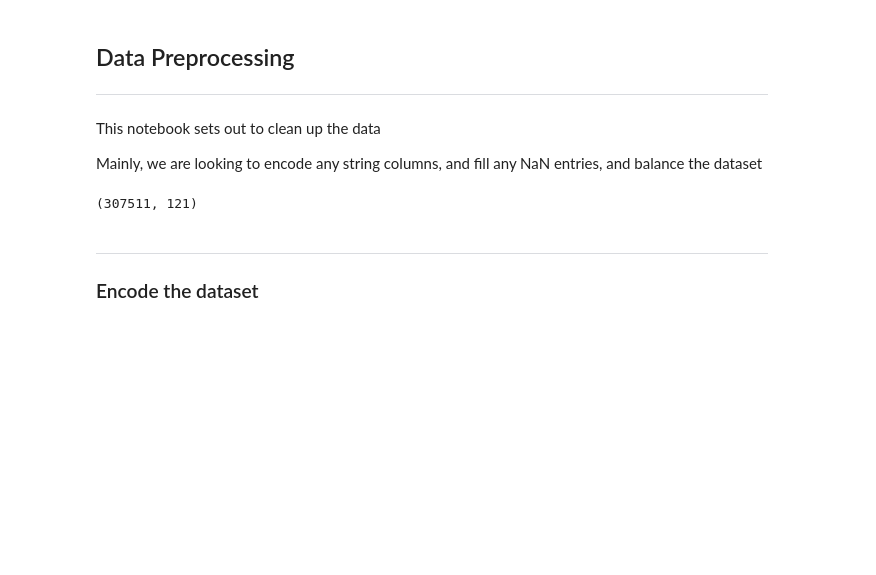
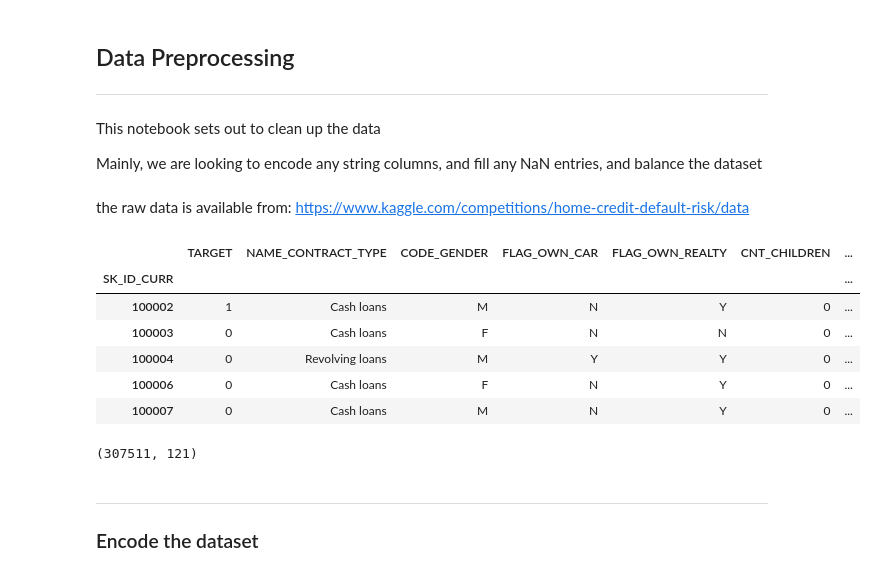
Before and after one commit to JackGreenaway/final_project, a Jupyter notebook: data/data_preprocessing.ipynb, the cells around one changed output. Drawn from its saved outputs; the diff is of its cells as text; code cells hidden in the pictures; blank space fills up the shorter version.

```diff
--- a/data/data_preprocessing.ipynb
+++ b/data/data_preprocessing.ipynb
@@ -18,8 +18,20 @@ pd.set_option("display.max_columns", None)
 
 import warnings
 warnings.filterwarnings("ignore")
+# %% [markdown]
+the raw data is available from: https://www.kaggle.com/competitions/home-credit-default-risk/data
 # %%
 data = pd.read_csv(r"raw_data/application_train.csv", index_col=0)
+# %%
+data.head()
+# %% [output]
+|  | TARGET | NAME_CONTRACT_TYPE | CODE_GENDER | FLAG_OWN_CAR | FLAG_OWN_REALTY | CNT_CHILDREN | ... |
+| SK_ID_CURR |  |  |  |  |  |  | ... |
+| 100002 | 1 | Cash loans | M | N | Y | 0 | ... |
+| 100003 | 0 | Cash loans | F | N | N | 0 | ... |
+| 100004 | 0 | Revolving loans | M | Y | Y | 0 | ... |
+| 100006 | 0 | Cash loans | F | N | Y | 0 | ... |
+| 100007 | 0 | Cash loans | M | N | Y | 0 | ... |
 # %%
 # Shape of the data
 data.shape
```
Also changed, not shown: parts of 1 cell of this notebook, 2 other files.
